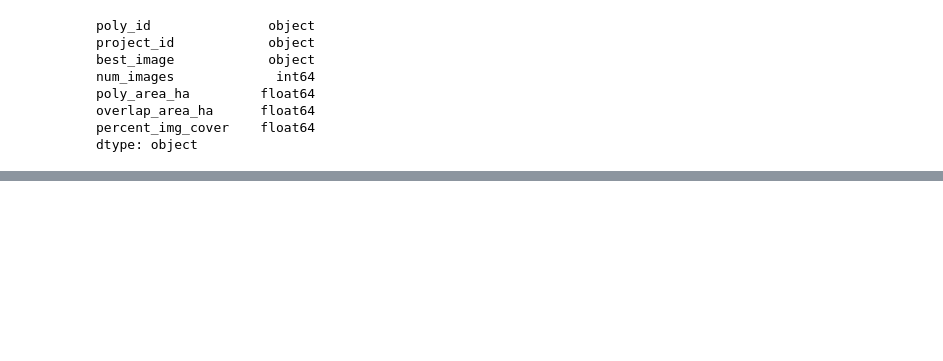
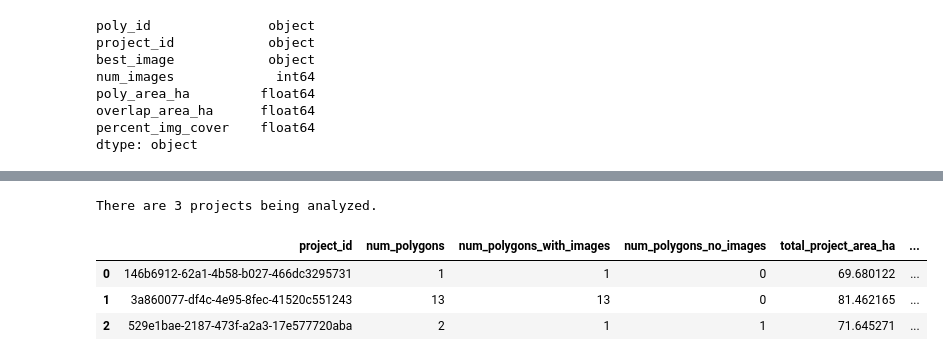
Before and after one commit to wri/decision-tree, a Jupyter notebook: notebooks/maxar_img_avail_SCRATCH_NEW.ipynb, the cells around one changed output, grey strips where cells are left out. Saved outputs shown, nothing was run; the diff lists cells and outputs as text; code cells hidden in the pictures; blank space fills up the shorter version.

```diff
--- a/notebooks/maxar_img_avail_SCRATCH_NEW.ipynb
+++ b/notebooks/maxar_img_avail_SCRATCH_NEW.ipynb
@@ -473,3 +478,35 @@ Goal: calculate imagery coverage per polygon
+# %%
+def aggregate_project_image_coverage(results_df, debug=False):
+    """
+    Aggregates the polygon-level image coverage data to the project level.
+
+    Args:
+        results_df (DataFrame): Contains polygon-level image coverage data.
+
+    Returns:
+        project_coverage_df (DataFrame): Aggregated project-level imagery coverage summary
+    """
+
+    # Group data by project_id
+    grouped = results_df.groupby('project_id')
+    if debug:
+        print(f"There are {len(grouped.project_id.unique())} projects being analyzed.")
+
+    # Compute summary statistics per project
+    project_coverage_df = grouped.agg(
+        num_polygons=('poly_id', 'count'), # Total polygons
+        num_polygons_with_images=('percent_img_cover', lambda x: (x > 0).sum()), # Polygons with imagery
+        num_polygons_no_images=('percent_img_cover', lambda x: (x == 0).sum()), # Polygons with 0% imagery coverage
+        total_project_area_ha=('poly_area_ha', 'sum'), # Total area of the project in hectares (sum of polygon areas)
+        total_overlap_area_ha=('overlap_area_ha', 'sum'), # Total area of the project with imagery coverage (sum of per polygon area with imagery coverage)
+    ).reset_index()
+
+    # Compute the total percent area of each project that has Maxar imagery coverage (final result)
+    project_coverage_df['total_percent_area_covered'] = (
+        (project_coverage_df['total_overlap_area_ha'] / project_coverage_df['total_project_area_ha']) * 100
+    )
+
+    return project_coverage_df
 # %% [markdown]
 ### STEP 5: EXPORT RESULTS
 Goal: save results for review
@@ -650,0 +689,11 @@ Saved final outputs!
+# %%
+project_results_df = aggregate_project_image_coverage(results_df, debug=True)
+# %% [output]
+There are 3 projects being analyzed.
+# %%
+project_results_df
+# %% [output]
+|  | project_id | num_polygons | num_polygons_with_images | num_polygons_no_images | total_project_area_ha | ... |
+| 0 | 146b6912-62a1-4b58-b027-466dc3295731 | 1 | 1 | 0 | 69.680122 | ... |
+| 1 | 3a860077-df4c-4e95-8fec-41520c551243 | 13 | 13 | 0 | 81.462165 | ... |
+| 2 | 529e1bae-2187-473f-a2a3-17e577720aba | 2 | 1 | 1 | 71.645271 | ... |
```
Also changed, not shown: parts of 13 cells of this notebook.
